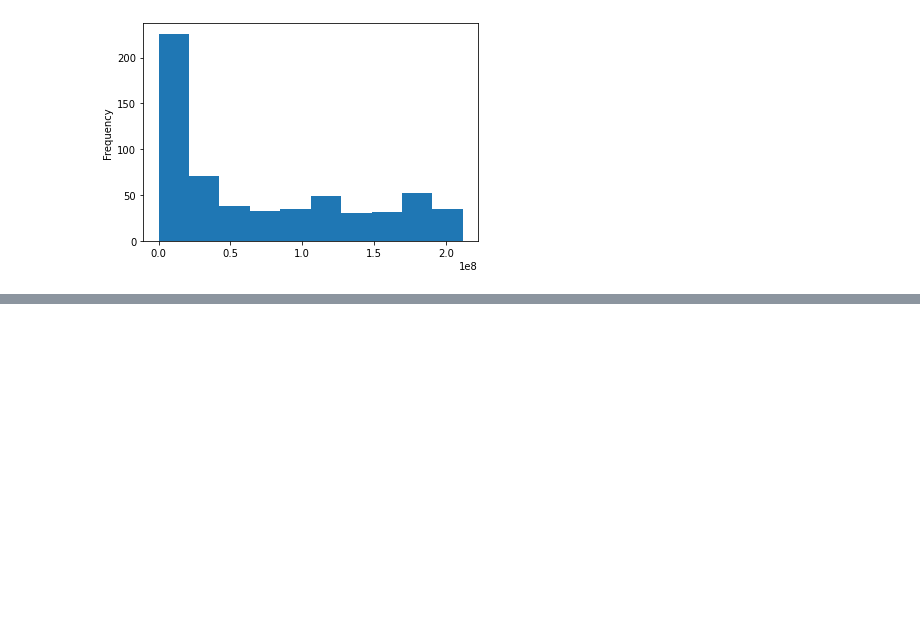
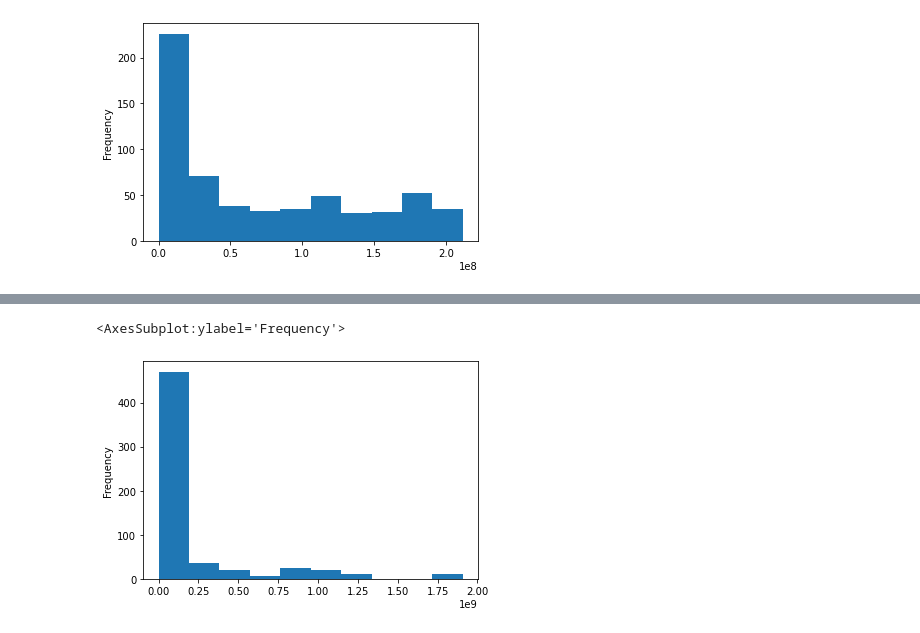
Before and after one commit to snkty8/Test_COVID_Project, a Jupyter notebook: Visuals.ipynb, the cells around one changed output, grey strips where cells are left out. Cells and saved outputs as stored; diff of their text form; code cells hidden in the pictures; blank space fills up the shorter version.

```diff
--- a/Visuals.ipynb
+++ b/Visuals.ipynb
@@ -30,0 +36,5 @@ total_cases.plot(kind="hist")
+# %%
+people_fully_vaccinated.plot(kind="hist")
+# %% [output]
+<AxesSubplot:ylabel='Frequency'>
+[figure, added]
```
Also changed, not shown: parts of 4 cells of this notebook.
